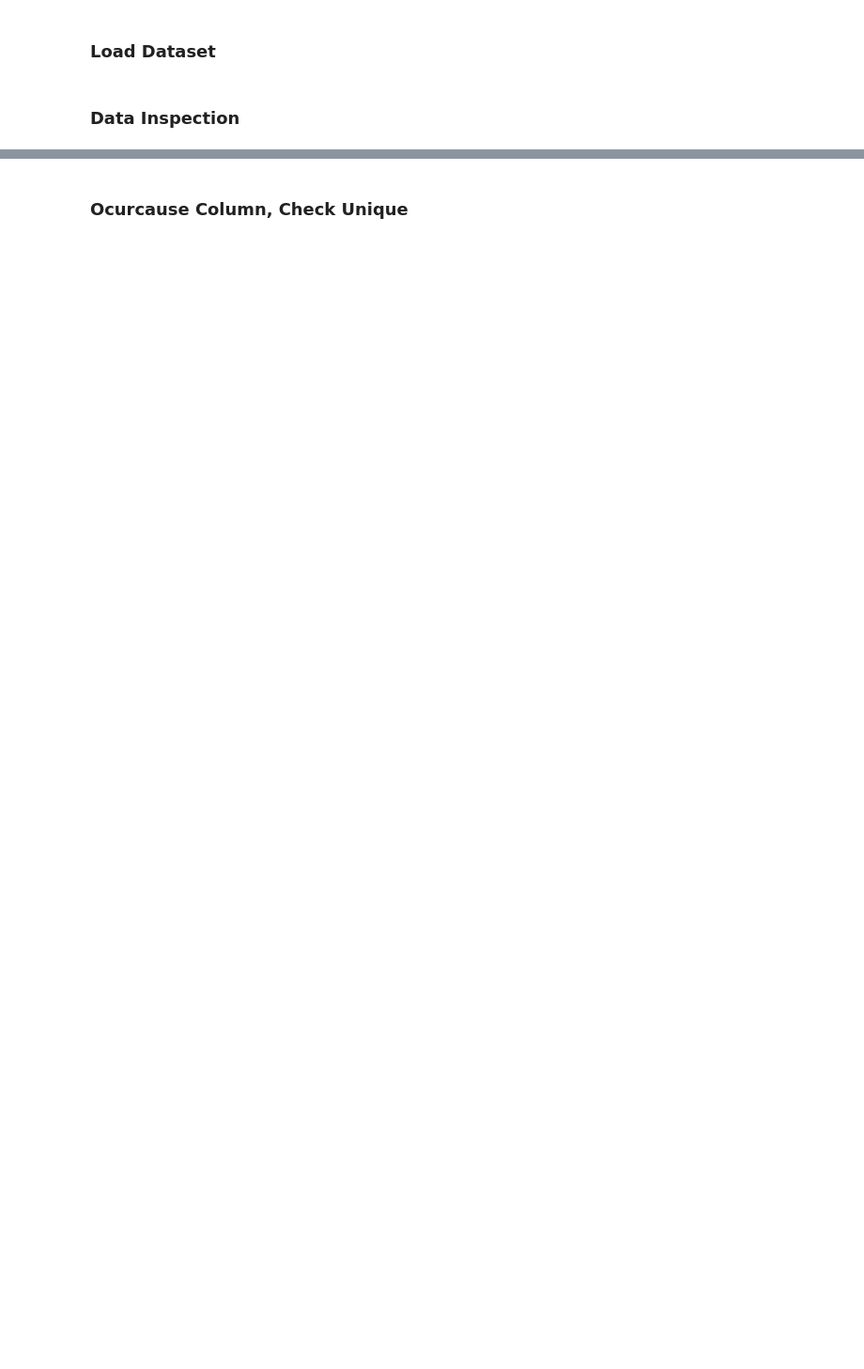
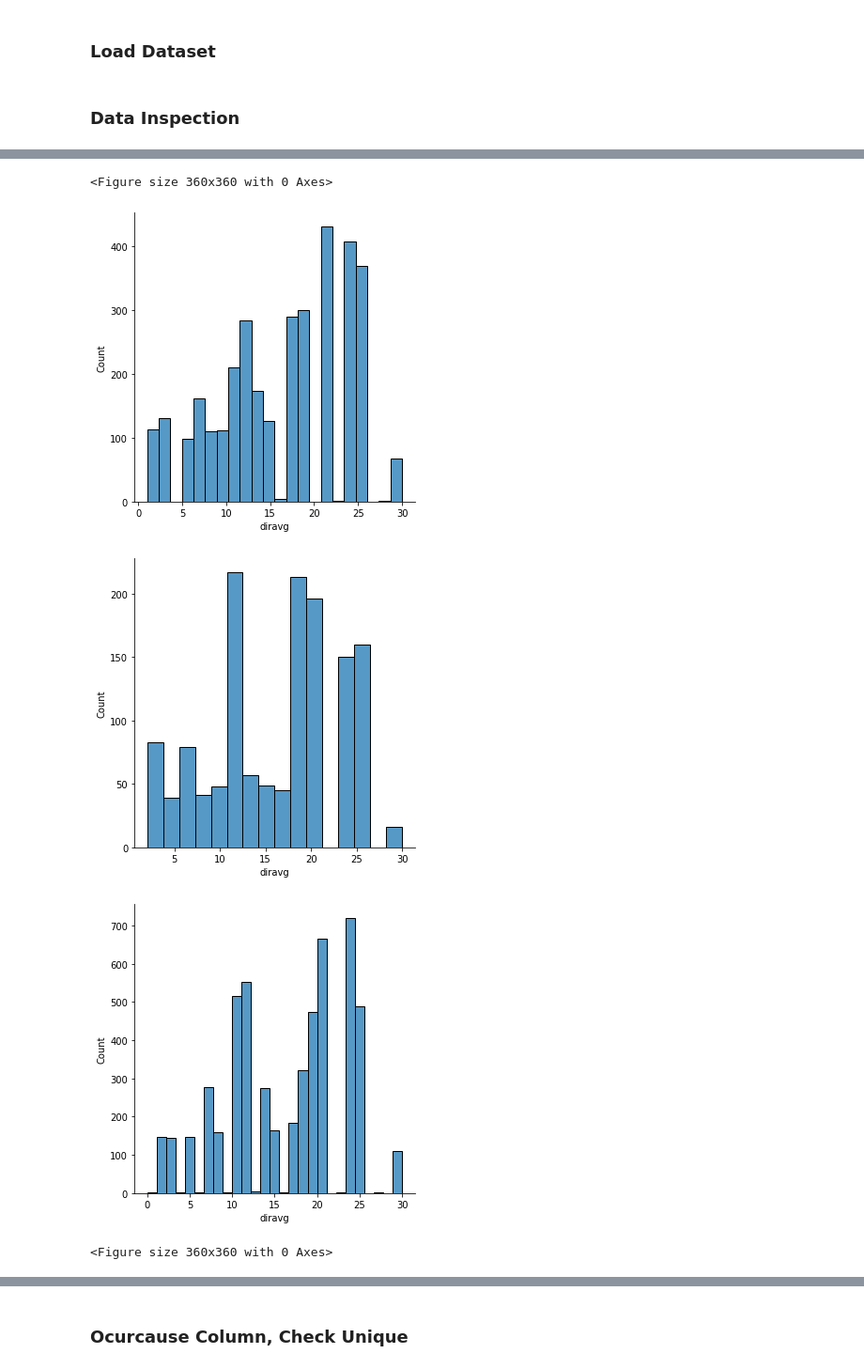
Before and after one commit to Jaezic/23_Data_Science, a Jupyter notebook: dataset/preprocess/feature_engineering.ipynb, the cells around one changed output, grey strips where cells are left out. Shown at 94% size. Cells and saved outputs as stored; diff of their text form; code cells hidden in the pictures; blank space fills up the shorter version.

```diff
--- a/dataset/preprocess/feature_engineering.ipynb
+++ b/dataset/preprocess/feature_engineering.ipynb
@@ -6,6 +6,7 @@ from sklearn.ensemble import RandomForestRegressor
 # %% [markdown]
 ### Load Dataset
 # %%
-df = pd.read_csv("../FireDataset.csv", na_filter=True, keep_default_na=False, na_values=[''])
+df = pd.read_csv("../preprocessed.csv", na_filter=True, keep_default_na=False, na_values=[''])
+backup = df.copy()
 # %% [markdown]
 ### Data Inspection
@@ -11,0 +67,19 @@ df = pd.read_csv("../FireDataset.csv", na_filter=True, keep_default_na=False, na
+# %%
+
+# columns distribution
+
+for col in df.columns:
+    try:
+        plt.figure(figsize=(5, 5))
+        sns.displot(df[backup['scale_damage'] == 0][col])
+        sns.displot(df[backup['scale_damage'] == 1][col])
+        sns.displot(df[backup['scale_damage'] == 2][col])
+        plt.show()
+    except:
+        plt.clf()
+# %% [output]
+<Figure size 360x360 with 0 Axes>
+[figure, added]
+[figure, added]
+[figure, added]
+<Figure size 360x360 with 0 Axes>
```
Also changed, not shown: parts of 7 cells of this notebook, 25 other files.
